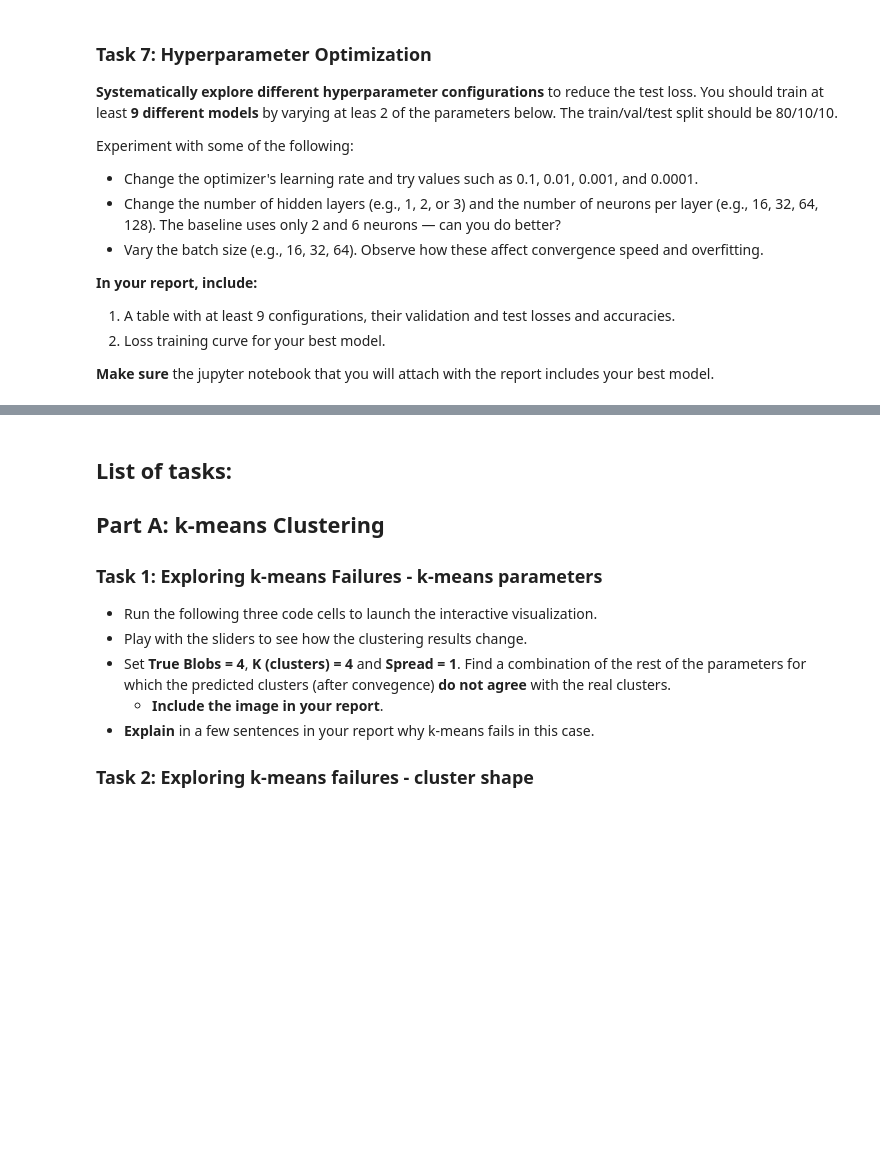
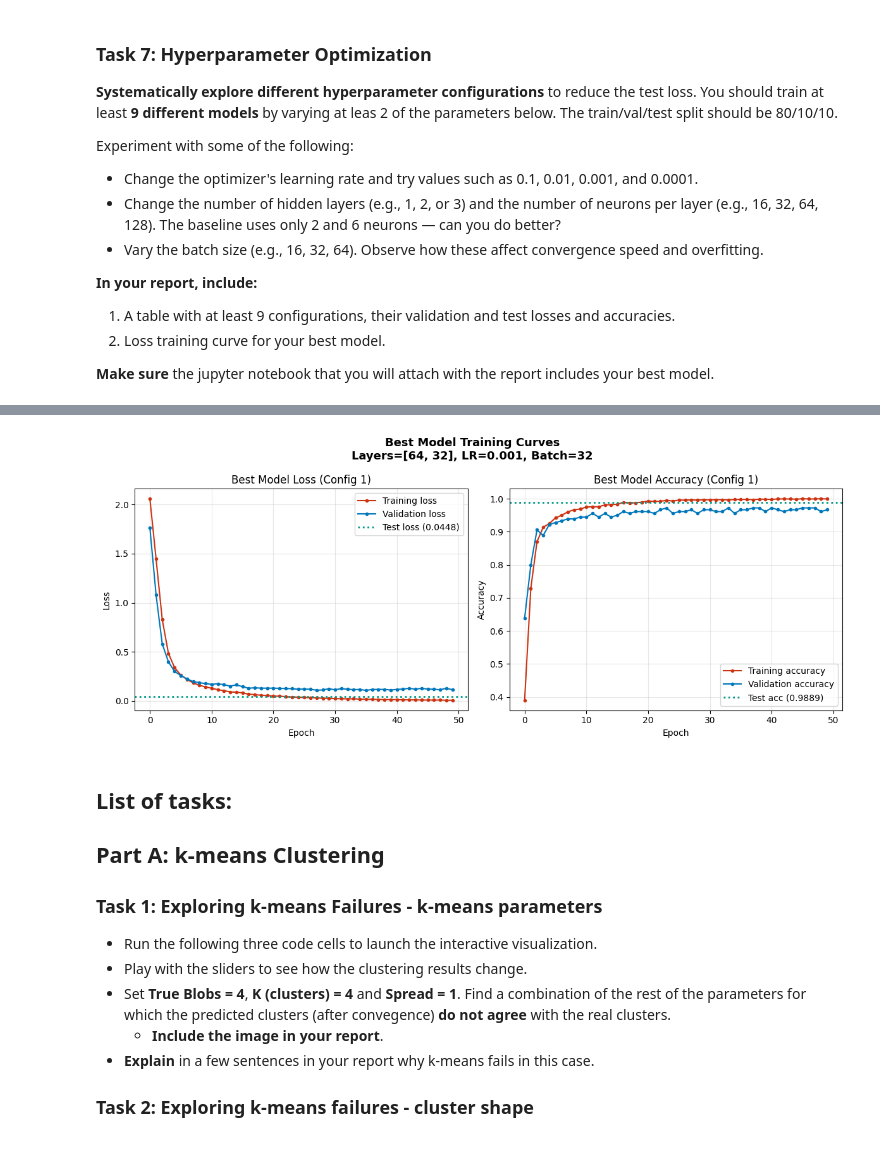
Before and after one commit to tonnerinho/Applied-Machine-Learning, a Jupyter notebook: Lab3/Lab3_UnsupervisedClustering_SupervisedNNClassifier.ipynb, the cells around one changed output, grey strips where cells are left out. Drawn from its saved outputs; the diff is of its cells as text; code cells hidden in the pictures; blank space fills up the shorter version.

```diff
--- a/Lab3/Lab3_UnsupervisedClustering_SupervisedNNClassifier.ipynb
+++ b/Lab3/Lab3_UnsupervisedClustering_SupervisedNNClassifier.ipynb
@@ -791,3 +893,101 @@ Experiment with some of the following:
 2. Loss training curve for your best model.
 
 **Make sure** the jupyter notebook that you will attach with the report includes your best model.
+# %%
+# Task 7: Hyperparameter Search
+# Using 80/10/10 split from Task 6 (X_train_new, X_val_new, X_test_new)
+
+configs = [
+    {'layers': [64, 32],        'lr': 0.001,  'batch_size': 32},
+    {'layers': [128, 64],       'lr': 0.001,  'batch_size': 32},
+    {'layers': [128, 64, 32],   'lr': 0.001,  'batch_size': 32},
+    {'layers': [64, 32],        'lr': 0.01,   'batch_size': 32},
+    {'layers': [128, 64],       'lr': 0.01,   'batch_size': 32},
+    {'layers': [128, 64, 32],   'lr': 0.01,   'batch_size': 16},
+    {'layers': [64, 32],        'lr': 0.001,  'batch_size': 16},
+    {'layers': [128, 64, 32],   'lr': 0.001,  'batch_size': 64},
+    {'layers': [256, 128, 64],  'lr': 0.001,  'batch_size': 32},
+]
+
+results = []
+
+for i, cfg in enumerate(configs):
+    layers = cfg['layers']
+    lr = cfg['lr']
+    bs = cfg['batch_size']
+
+    # Build model
+    model_layers = [tf.keras.layers.Dense(layers[0], activation='relu', input_shape=(64,))]
+    for neurons in layers[1:]:
+        model_layers.append(tf.keras.layers.Dense(neurons, activation='relu'))
+    model_layers.append(tf.keras.layers.Dense(10, activation='softmax'))
+
+    m = tf.keras.models.Sequential(model_layers)
+    m.compile(optimizer=tf.keras.optimizers.Adam(learning_rate=lr),
+              loss='categorical_crossentropy',
+              metrics=['accuracy'])
+
+    hist = m.fit(X_train_new, y_train_new,
+                 batch_size=bs,
+                 epochs=50,
+                 validation_data=(X_val_new, y_val_new),
+                 verbose=0)
+
+    val_loss, val_acc = m.evaluate(X_val_new, y_val_new, verbose=0)
+    test_loss, test_acc = m.evaluate(X_test_new, y_test_new, verbose=0)
+
+    results.append({
+        'Config': i+1,
+        'Layers': str(layers),
+        'LR': lr,
+        'Batch': bs,
+        'Val Loss': round(val_loss, 4),
+        'Val Acc': round(val_acc, 4),
+        'Test Loss': round(test_loss, 4),
+        'Test Acc': round(test_acc, 4),
+        'history': hist
+    })
+    print(f"Config {i+1}: layers={layers}, lr={lr}, batch={bs} | "
+          f"Val Loss={val_loss:.4f}, Val Acc={val_acc:.4f}, "
+          f"Test Loss={test_loss:.4f}, Test Acc={test_acc:.4f}")
+
+# Print summary table
+df_results = pd.DataFrame(results).drop(columns=['history'])
+print("\n--- Hyperparameter Search Results ---")
+print(df_results.to_string(index=False))
+
+# Find best model by test loss
+best_idx = min(range(len(results)), key=lambda i: results[i]['Test Loss'])
+best = results[best_idx]
+print(f"\nBest config: {best['Config']} | Layers={best['Layers']}, LR={best['LR']}, Batch={best['Batch']}")
+print(f"  Test Loss={best['Test Loss']}, Test Acc={best['Test Acc']}")
+
+# Plot training curves for best model
+best_history = best['history']
+epochs = range(50)
+
+fig, axes = plt.subplots(1, 2, figsize=(12, 5))
+
+axes[0].plot(epochs, best_history.history['loss'], 'o-', color='#CC3311', markersize=3, label='Training loss')
+axes[0].plot(epochs, best_history.history['val_loss'], 'o-', color='#0077BB', markersize=3, label='Validation loss')
+axes[0].axhline(y=best['Test Loss'], color='#009988', linestyle=':', linewidth=2, label=f"Test loss ({best['Test Loss']:.4f})")
+axes[0].set_xlabel('Epoch')
+axes[0].set_ylabel('Loss')
+axes[0].set_title(f"Best Model Loss (Config {best['Config']})")
+axes[0].legend()
+axes[0].grid(True, alpha=0.3)
+
+axes[1].plot(epochs, best_history.history['accuracy'], 'o-', color='#CC3311', markersize=3, label='Training accuracy')
+axes[1].plot(epochs, best_history.history['val_accuracy'], 'o-', color='#0077BB', markersize=3, label='Validation accuracy')
+axes[1].axhline(y=best['Test Acc'], color='#009988', linestyle=':', linewidth=2, label=f"Test acc ({best['Test Acc']:.4f})")
+axes[1].set_xlabel('Epoch')
+axes[1].set_ylabel('Accuracy')
+axes[1].set_title(f"Best Model Accuracy (Config {best['Config']})")
+axes[1].legend()
+axes[1].grid(True, alpha=0.3)
+
+plt.suptitle(f"Best Model Training Curves\nLayers={best['Layers']}, LR={best['LR']}, Batch={best['Batch']}",
+             fontsize=13, fontweight='bold')
+plt.tight_layout()
+plt.show()
+# %% [output]
@@ -794,3 +1011,4 @@ Experiment with some of the following:
+[figure, added]
 # %%
 #***********************************
 # YOUR CODE GOES HERE:
```
Also changed, not shown: parts of 10 cells of this notebook.
